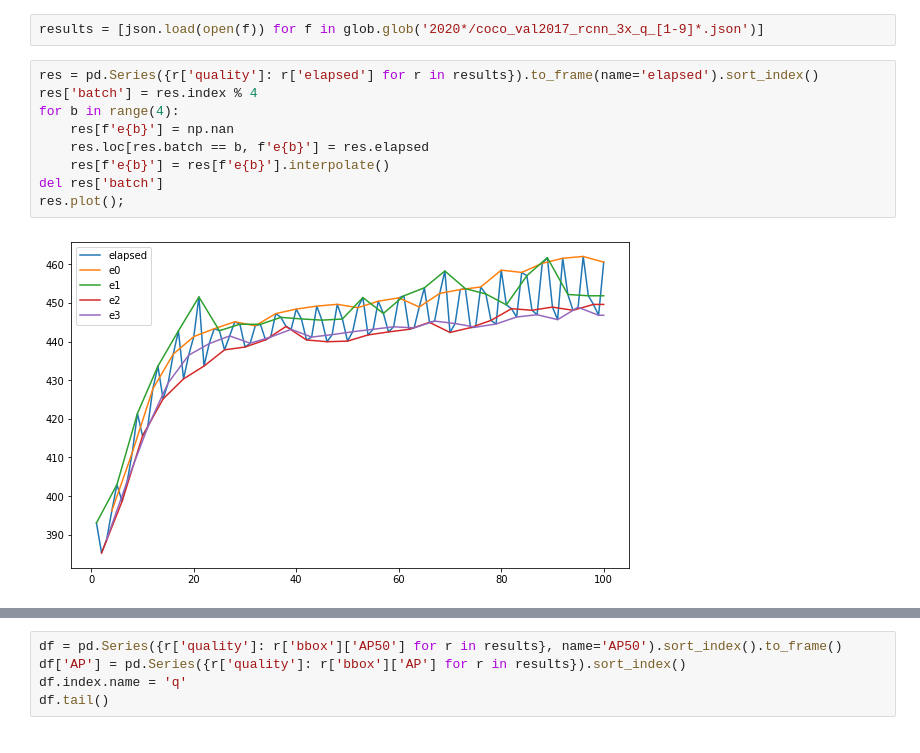
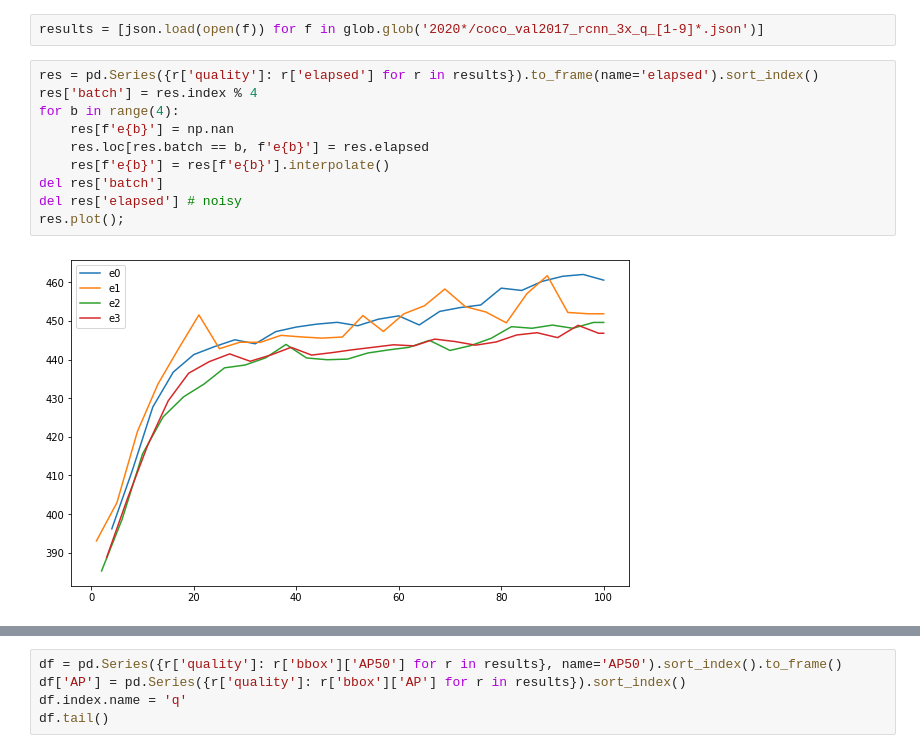
Before and after one commit to tgandor/urban_oculus, a Jupyter notebook: results/Plot_APs.ipynb, the cells around one changed output, grey strips where cells are left out. Drawn from its saved outputs; the diff is of its cells as text.

```diff
--- a/results/Plot_APs.ipynb
+++ b/results/Plot_APs.ipynb
@@ -12,11 +12,12 @@ results = [json.load(open(f)) for f in glob.glob('2020*/coco_val2017_rcnn_3x_q_[
 # %%
 res = pd.Series({r['quality']: r['elapsed'] for r in results}).to_frame(name='elapsed').sort_index()
 res['batch'] = res.index % 4
 for b in range(4):
     res[f'e{b}'] = np.nan
     res.loc[res.batch == b, f'e{b}'] = res.elapsed
     res[f'e{b}'] = res[f'e{b}'].interpolate()
 del res['batch']
+del res['elapsed'] # noisy
 res.plot();
 # %% [output]
-[figure, old version]
+[figure, new version]
```
Also changed, not shown: parts of 5 cells of this notebook, 1 other file.
